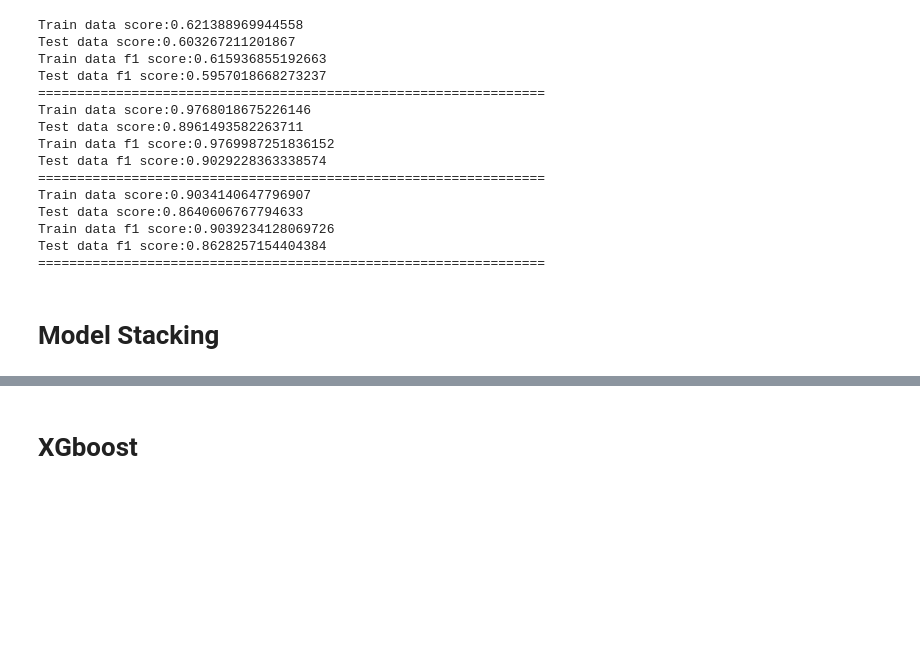
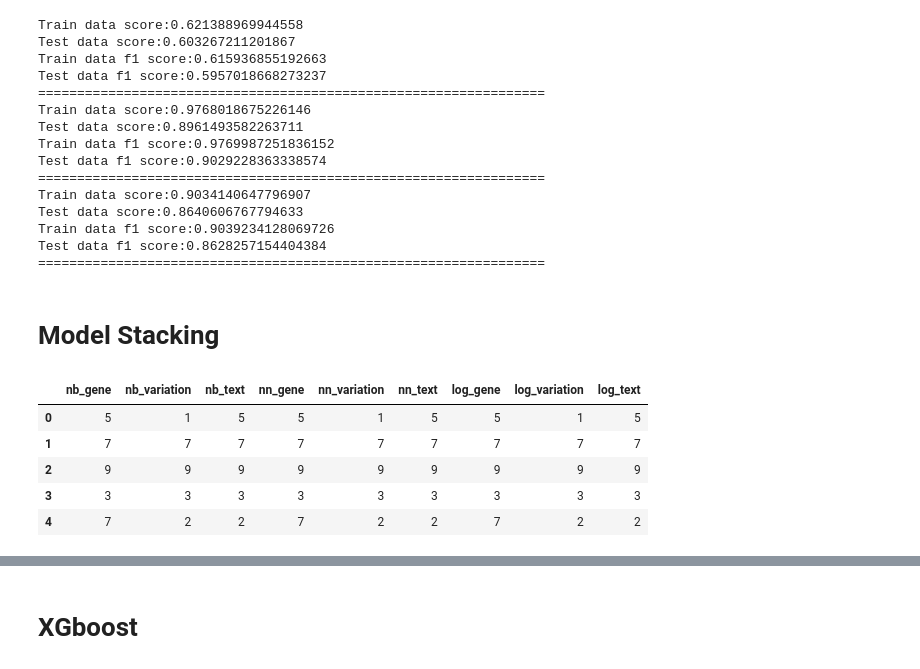
Before and after one commit to melanieshi0120/DNA_Project, a Jupyter notebook: DNA_project_EDA.ipynb, the cells around one changed output, grey strips where cells are left out. Cells and saved outputs as stored; diff of their text form; code cells hidden in the pictures; blank space fills up the shorter version.

```diff
--- a/DNA_project_EDA.ipynb
+++ b/DNA_project_EDA.ipynb
@@ -329,7 +346,7 @@ def oversampling(majority,minority):
     return minority_upsampled
 # %%
 # since class 7 is our majority group we need to remove it from our classes list
-classes_list.pop(-3)# remove class 7 dataset
+# classes_list.pop(-3)# remove class 7 dataset
 # %%
 len(classes_list)# now wen have 8 different classes
 # %% [output]
@@ -604,25 +621,34 @@ Test data f1 score:0.8628257154404384
 # Model Stacking
 # %%
 X_train = pd.DataFrame( {
-    'nb1':nb_train_pre1,
-    'nb2':nb_train_pre2,
-    'nb3':nb_train_pre3,
-    'nn1':nn_train_pre1,
-    'nn2':nn_train_pre2,
-    'nn3':nn_train_pre3,
-    'log1':log_y_train_pre1,
-    'log2':log_y_train_pre2,
-    'log3':log_y_train_pre3
+    'nb_gene':nb_train_pre1,
+    'nb_variation':nb_train_pre2,
+    'nb_text':nb_train_pre3,
+    'nn_gene':nn_train_pre1,
+    'nn_variation':nn_train_pre2,
+    'nn_text':nn_train_pre3,
+    'log_gene':log_y_train_pre1,
+    'log_variation':log_y_train_pre2,
+    'log_text':log_y_train_pre3
    })
 
 X_test = pd.DataFrame( {
-    'nb1':nb_test_pre1,
-    'nb2':nb_test_pre2,
-    'nb3':nb_test_pre3,
-    'nn1':nn_test_pre1,
-    'nn2':nn_test_pre2,
-    'nn3':nn_test_pre3,
-    'log1':log_y_test_pre1,
-    'log2':log_y_test_pr2,
-    'log3':log_y_test_pre3
+    'nb_gene':nb_test_pre1,
+    'nb_variation':nb_test_pre2,
+    'nb_text':nb_test_pre3,
+    'nn_gene':nn_test_pre1,
+    'nn_variation':nn_test_pre2,
+    'nn_text':nn_test_pre3,
+    'log_gene':log_y_test_pre1,
+    'log_variation':log_y_test_pr2,
+    'log_text':log_y_test_pre3
         })
+# %%
+X_train.head()
+# %% [output]
+|  | nb_gene | nb_variation | nb_text | nn_gene | nn_variation | nn_text | log_gene | log_variation | log_text |
+| 0 | 5 | 1 | 5 | 5 | 1 | 5 | 5 | 1 | 5 |
+| 1 | 7 | 7 | 7 | 7 | 7 | 7 | 7 | 7 | 7 |
+| 2 | 9 | 9 | 9 | 9 | 9 | 9 | 9 | 9 | 9 |
+| 3 | 3 | 3 | 3 | 3 | 3 | 3 | 3 | 3 | 3 |
+| 4 | 7 | 2 | 2 | 7 | 2 | 2 | 7 | 2 | 2 |
```
Also changed, not shown: parts of 28 cells of this notebook, 4 other files.
